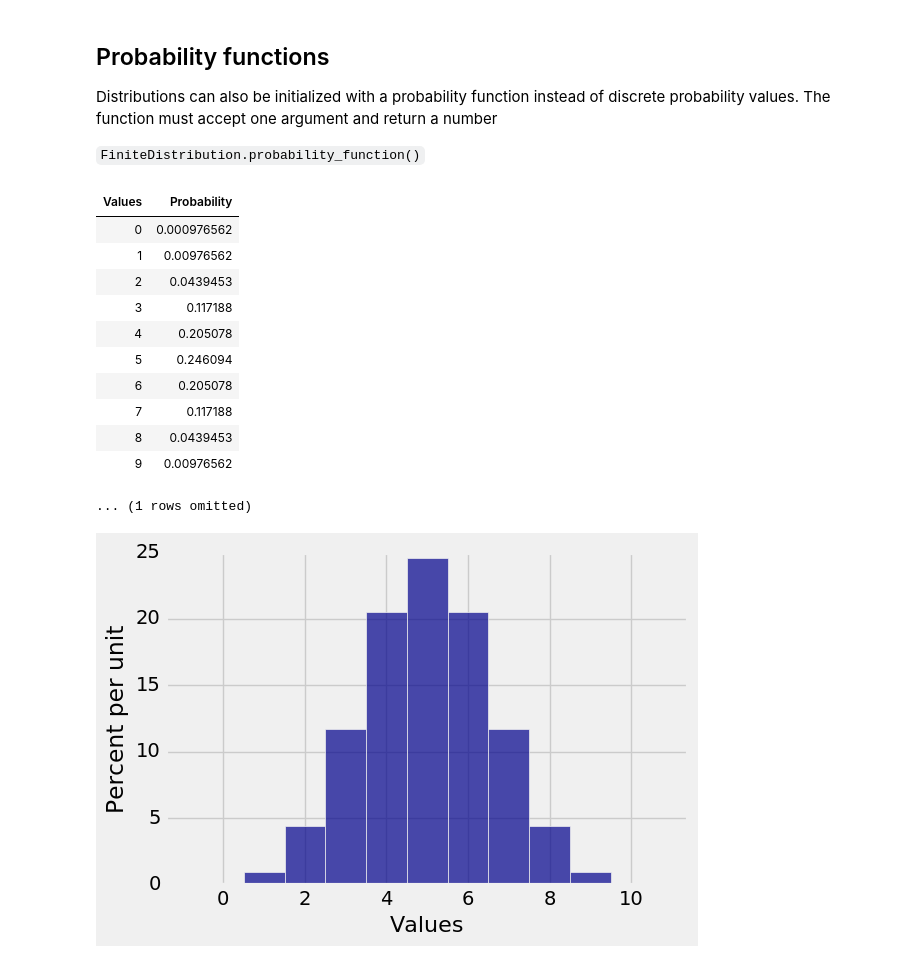
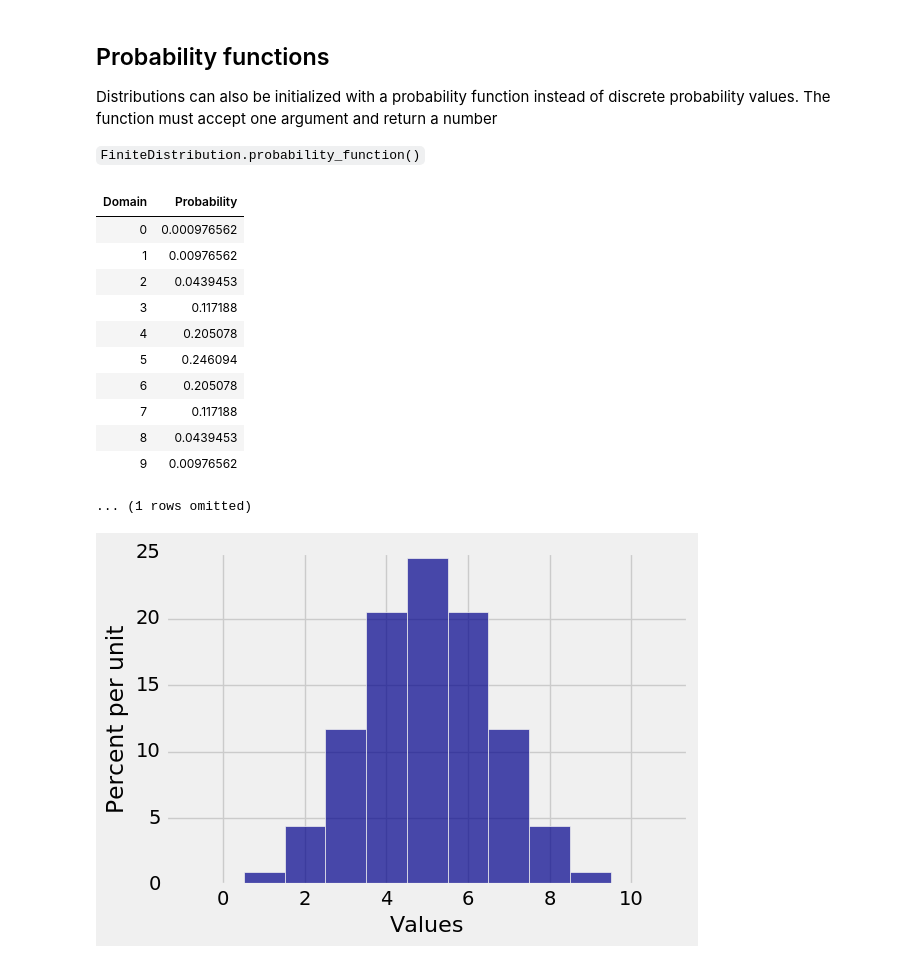
Before and after one commit to prob140/prob140, a Jupyter notebook: Examples.ipynb, the cells around one changed output. Cells and saved outputs as stored; diff of their text form; code cells hidden in the pictures.

```diff
--- a/Examples.ipynb
+++ b/Examples.ipynb
@@ -72,15 +72,15 @@ Distributions can also be initialized with a probability function instead of dis
 # %%
 from scipy.misc import comb
 
 binomial = lambda n,p: lambda x: comb(n,x)*p**x*(1-p)**(n-x)
 
 n =  10
 p = 0.5
 
-binDist = Table().with_column('Values',np.arange(n+1)).probability_function(binomial(n,p))
+binDist = Table().domain(np.arange(n+1)).probability_function(binomial(n,p))
 binDist
 # %% [output]
-| Values | Probability |
+| Domain | Probability |
 | 0 | 0.000976562 |
 | 1 | 0.00976562 |
 | 2 | 0.0439453 |
```
Also changed, not shown: parts of 7 cells of this notebook, 3 other files.
